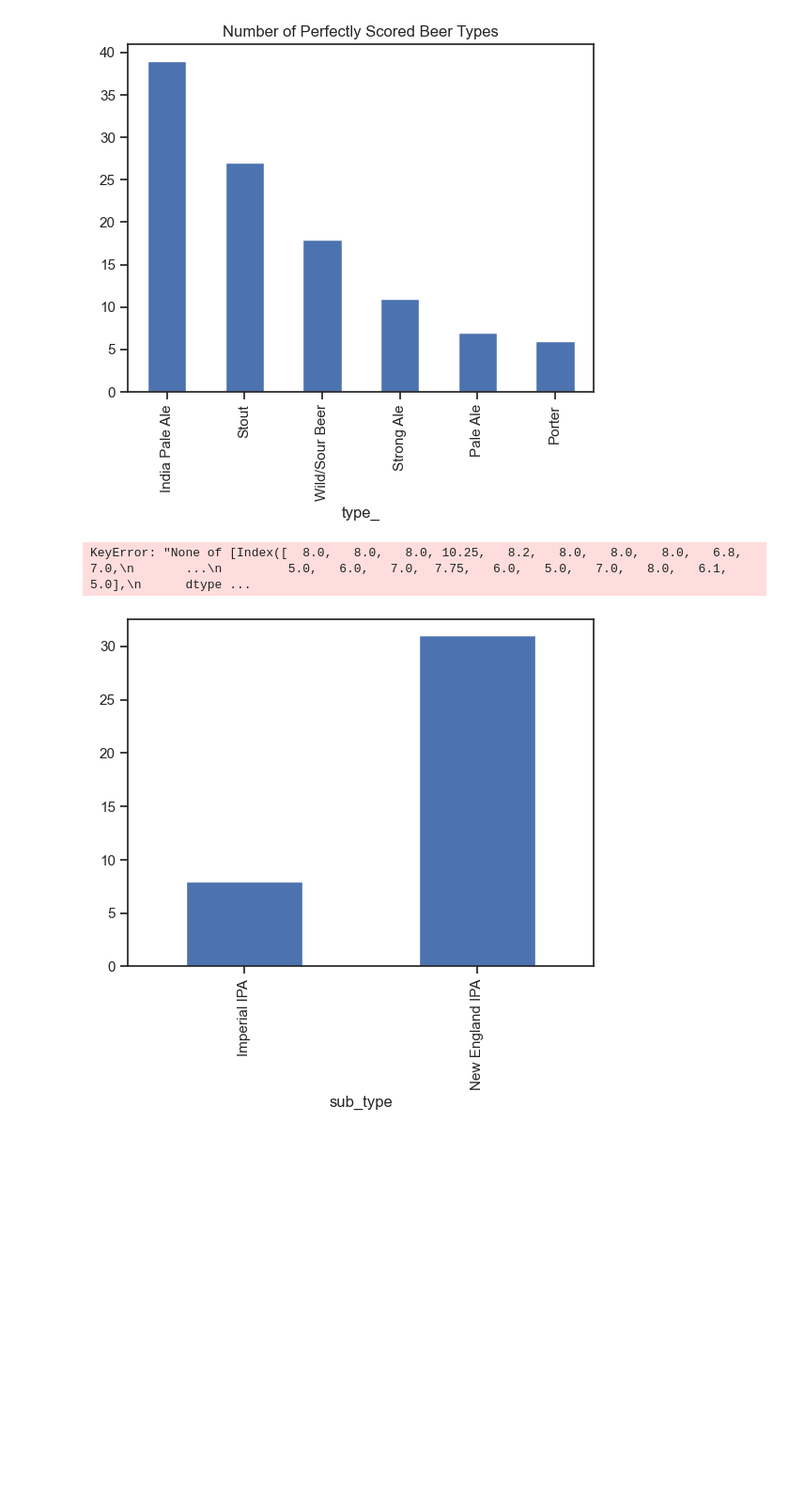
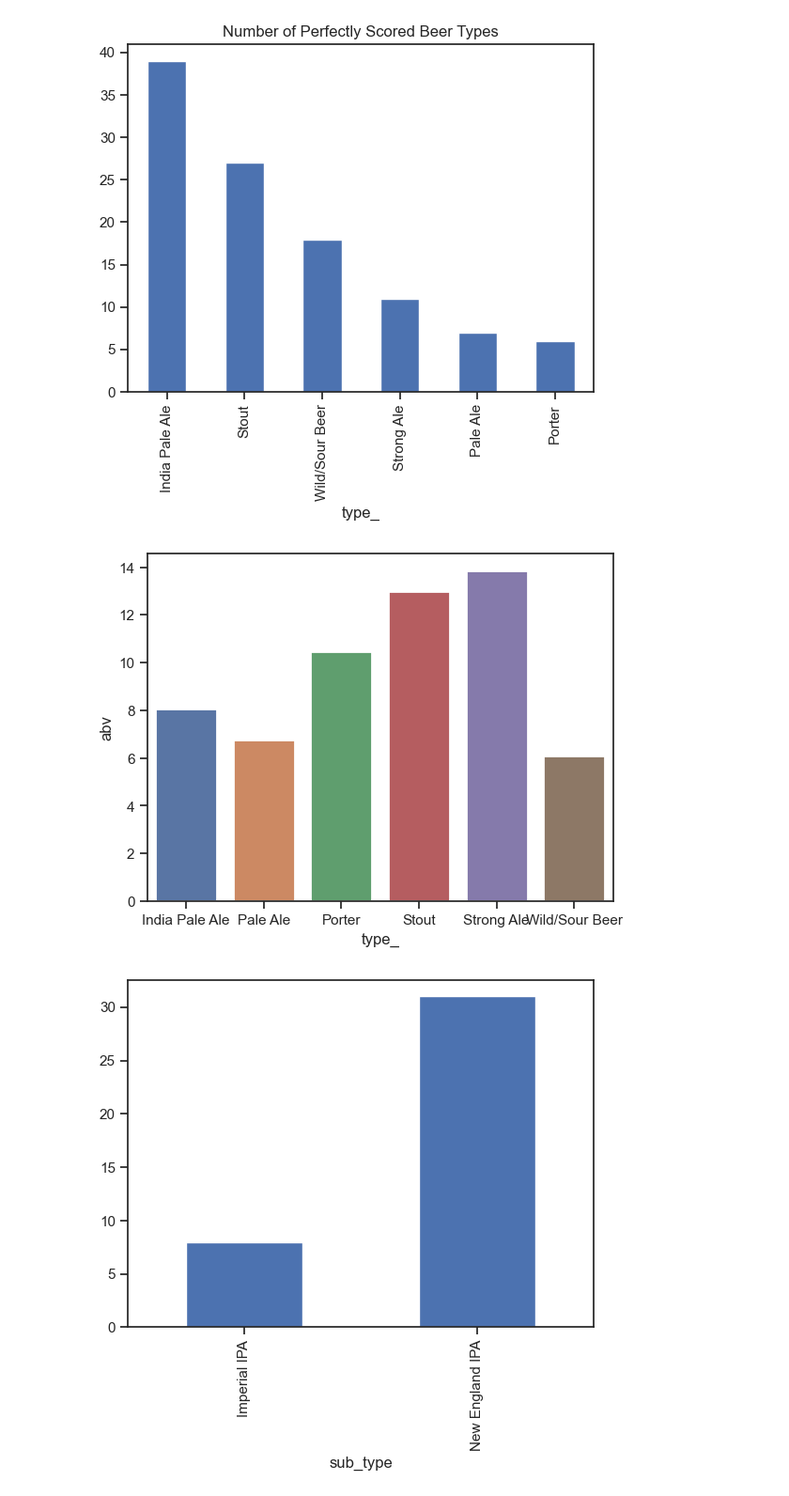
Before and after one commit to megyg6/sovereign-of-suds, a Jupyter notebook: notebooks/sov_beer_eda_2.ipynb, the cells around one changed output. Shown at 94% size. Drawn from its saved outputs; the diff is of its cells as text; code cells hidden in the pictures; blank space fills up the shorter version.

```diff
--- a/notebooks/sov_beer_eda_2.ipynb
+++ b/notebooks/sov_beer_eda_2.ipynb
@@ -198,10 +206,12 @@ plt.title('Number of Perfectly Scored Beer Types');
 ipa_score_100=score_100.loc[score_100['type_']=='India Pale Ale']
 #looking only India Pale Ales to see what subcategory scored perfectly
 # %%
-=score_100.groupby(['type_'])['abv'].mean()##chose medain because mean is pretty skewed
-med_amount_rating_by_score = pd.DataFrame(med_amount_rating_by_score).reset_index()
+avg_abv_by_type=score_100.groupby(['type_'])['abv'].mean()
+avg_abv_by_type = pd.DataFrame(avg_abv_by_type).reset_index()
-# %% [output]
-KeyError: "None of [Index([  8.0,   8.0,   8.0, 10.25,   8.2,   8.0,   8.0,   8.0,   6.8,   7.0,\n       ...\n         5.0,   6.0,   7.0,  7.75,   6.0,   5.0,   7.0,   8.0,   6.1,   5.0],\n      dtype ...
+# %%
+sns.barplot(data=abv_by_type, x='type_', y='abv', linewidth=2);
+# %% [output]
+[figure, added]
 # %%
 ipa_score_100.groupby('sub_type')['sub_type'].count().plot(kind='bar');
 #New england and imperial ipa
```
Also changed, not shown: parts of 12 cells of this notebook.
